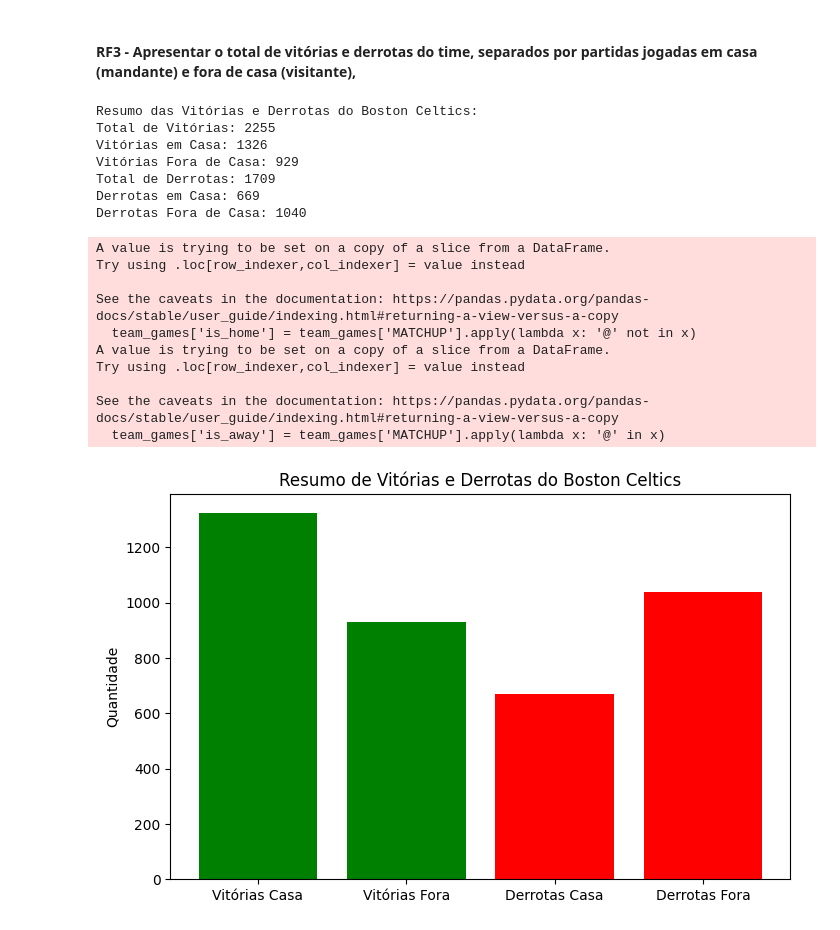
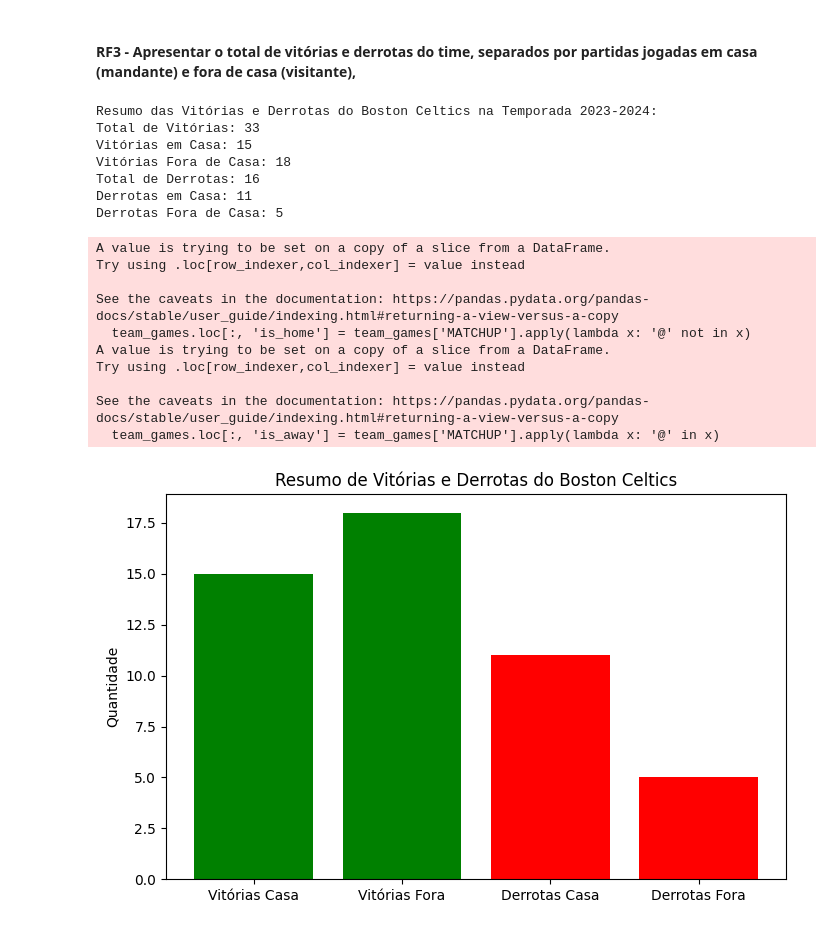
Before and after one commit to jacksonlmp/data_science_nba, a Jupyter notebook: notebook/data_exploration.ipynb, the cells around one changed output. Saved outputs shown, nothing was run; the diff lists cells and outputs as text; code cells hidden in the pictures.

```diff
--- a/notebook/data_exploration.ipynb
+++ b/notebook/data_exploration.ipynb
@@ -136,13 +136,20 @@ Classificação da Conferência Oeste:
 # %% [markdown]
 #### **RF3 - Apresentar o total de vitórias e derrotas do time, separados por partidas jogadas em casa (mandante) e fora de casa (visitante),**
 # %%
-team_name = "Boston Celtics"
+import pandas as pd
+import matplotlib.pyplot as plt
 
-celtics_games = games_data[games_data['team_name'] == team_name]
+def load_celtics_games(data_file='../data/raw/Boston_Celtics_games.csv'):
+    return pd.read_csv(data_file)
+
+celtics_games = load_celtics_games()
+
+season_id = 22024
+celtics_games_2023_24 = celtics_games[celtics_games['SEASON_ID'] == season_id]
 
 def calculate_team_home_away_results(team_games):
-    team_games['is_home'] = team_games['MATCHUP'].apply(lambda x: '@' not in x)
-    team_games['is_away'] = team_games['MATCHUP'].apply(lambda x: '@' in x)
+    team_games.loc[:, 'is_home'] = team_games['MATCHUP'].apply(lambda x: '@' not in x)
+    team_games.loc[:, 'is_away'] = team_games['MATCHUP'].apply(lambda x: '@' in x)
 
     total_wins = (team_games['WL'] == 'W').sum()
     home_wins = ((team_games['WL'] == 'W') & (team_games['is_home'])).sum()
@@ -161,43 +168,43 @@ def calculate_team_home_away_results(team_games):
         'Derrotas Fora de Casa': away_losses
     }
 
     return results
 
-celtics_results = calculate_team_home_away_results(celtics_games)
+celtics_results = calculate_team_home_away_results(celtics_games_2023_24)
 
-print("Resumo das Vitórias e Derrotas do Boston Celtics:")
+print("Resumo das Vitórias e Derrotas do Boston Celtics na Temporada 2023-2024:")
 for key, value in celtics_results.items():
     print(f"{key}: {value}")
 
 labels = ['Vitórias Casa', 'Vitórias Fora', 'Derrotas Casa', 'Derrotas Fora']
 values = [
     celtics_results['Vitórias em Casa'],
     celtics_results['Vitórias Fora de Casa'],
     celtics_results['Derrotas em Casa'],
     celtics_results['Derrotas Fora de Casa']
 ]
 
 plt.figure(figsize=(8, 5))
 plt.bar(labels, values, color=['green', 'green', 'red', 'red'])
-plt.title(f"Resumo de Vitórias e Derrotas do {team_name}")
+plt.title(f"Resumo de Vitórias e Derrotas do Boston Celtics")
 plt.ylabel("Quantidade")
 plt.show()
 # %% [output]
-Resumo das Vitórias e Derrotas do Boston Celtics:
-Total de Vitórias: 2255
-Vitórias em Casa: 1326
-Vitórias Fora de Casa: 929
-Total de Derrotas: 1709
-Derrotas em Casa: 669
-Derrotas Fora de Casa: 1040
+Resumo das Vitórias e Derrotas do Boston Celtics na Temporada 2023-2024:
+Total de Vitórias: 33
+Vitórias em Casa: 15
+Vitórias Fora de Casa: 18
+Total de Derrotas: 16
+Derrotas em Casa: 11
+Derrotas Fora de Casa: 5
 A value is trying to be set on a copy of a slice from a DataFrame.
 Try using .loc[row_indexer,col_indexer] = value instead
 
 See the caveats in the documentation: https://pandas.pydata.org/pandas-docs/stable/user_guide/indexing.html#returning-a-view-versus-a-copy
-  team_games['is_home'] = team_games['MATCHUP'].apply(lambda x: '@' not in x)
+  team_games.loc[:, 'is_home'] = team_games['MATCHUP'].apply(lambda x: '@' not in x)
 A value is trying to be set on a copy of a slice from a DataFrame.
 Try using .loc[row_indexer,col_indexer] = value instead
 
 See the caveats in the documentation: https://pandas.pydata.org/pandas-docs/stable/user_guide/indexing.html#returning-a-view-versus-a-copy
-  team_games['is_away'] = team_games['MATCHUP'].apply(lambda x: '@' in x)
+  team_games.loc[:, 'is_away'] = team_games['MATCHUP'].apply(lambda x: '@' in x)
-[figure, old version]
+[figure, new version]
```
